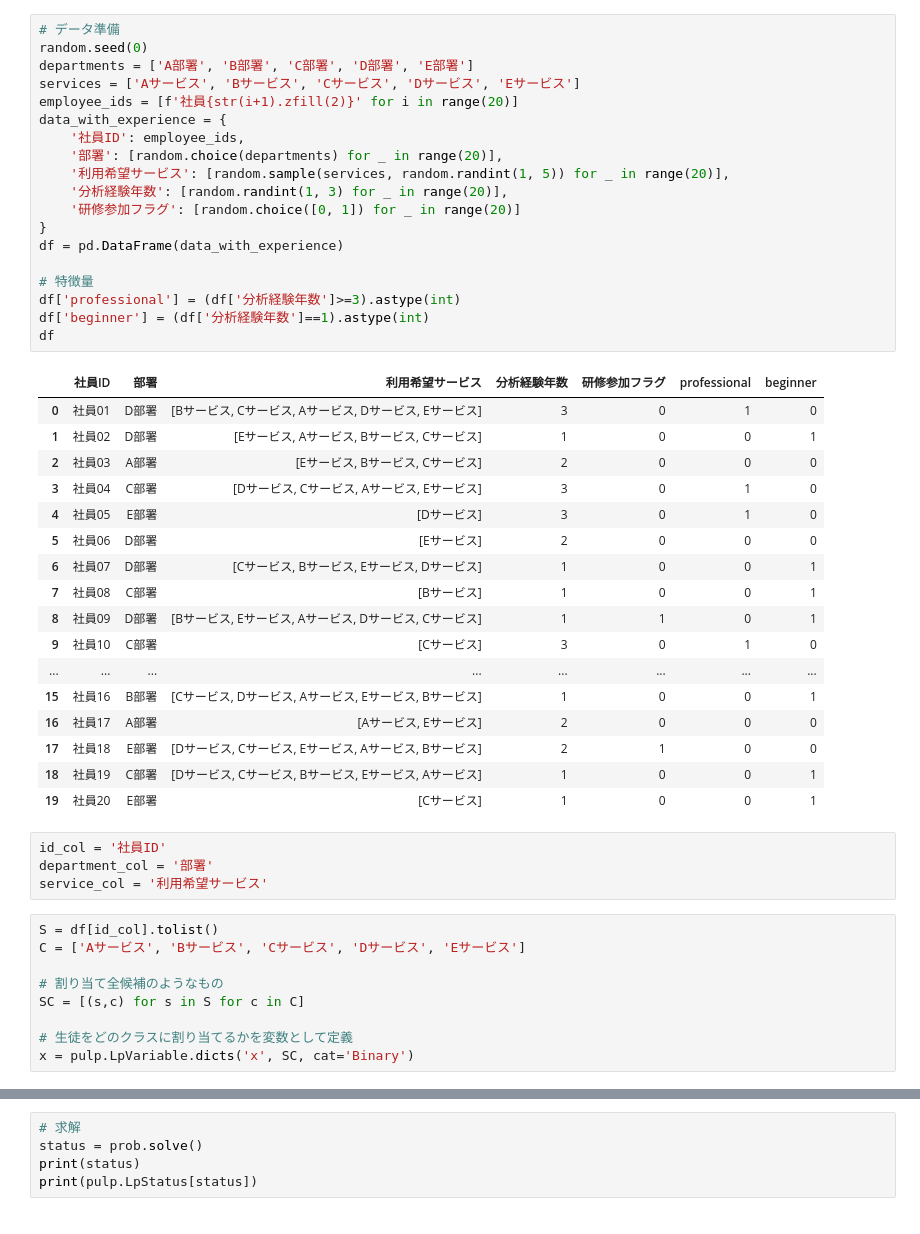
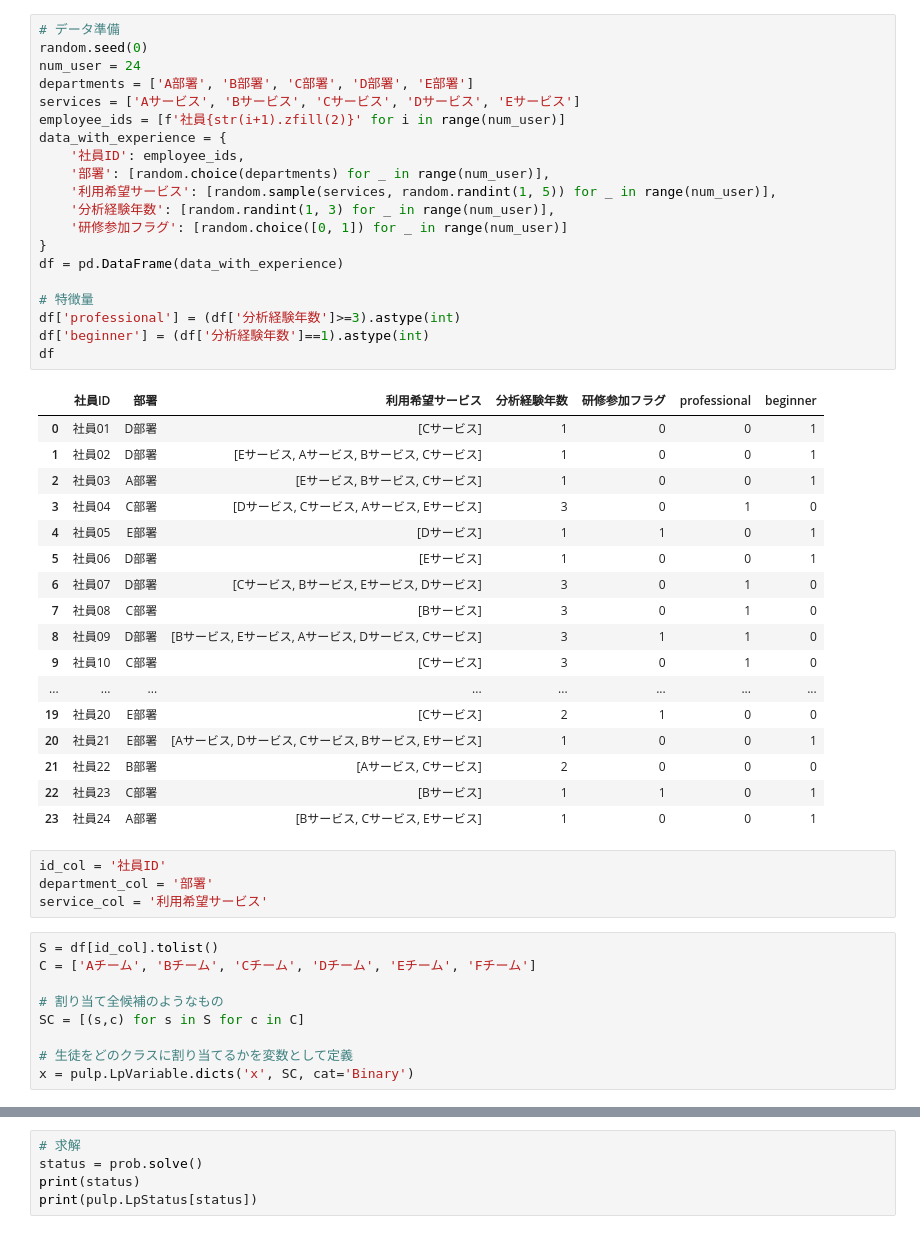
Before and after one commit to kosekitau/Statistics, a Jupyter notebook: notebook/members.ipynb, the cells around one changed output, grey strips where cells are left out. Drawn from its saved outputs; the diff is of its cells as text.

```diff
--- a/notebook/members.ipynb
+++ b/notebook/members.ipynb
@@ -29,47 +12,48 @@ Requirement already satisfied: pulp in /usr/local/lib/python3.10/dist-packages (
 # %%
 # データ準備
 random.seed(0)
+num_user = 24
 departments = ['A部署', 'B部署', 'C部署', 'D部署', 'E部署']
 services = ['Aサービス', 'Bサービス', 'Cサービス', 'Dサービス', 'Eサービス']
-employee_ids = [f'社員{str(i+1).zfill(2)}' for i in range(20)]
+employee_ids = [f'社員{str(i+1).zfill(2)}' for i in range(num_user)]
 data_with_experience = {
     '社員ID': employee_ids,
-    '部署': [random.choice(departments) for _ in range(20)],
-    '利用希望サービス': [random.sample(services, random.randint(1, 5)) for _ in range(20)],
-    '分析経験年数': [random.randint(1, 3) for _ in range(20)],
-    '研修参加フラグ': [random.choice([0, 1]) for _ in range(20)]
+    '部署': [random.choice(departments) for _ in range(num_user)],
+    '利用希望サービス': [random.sample(services, random.randint(1, 5)) for _ in range(num_user)],
+    '分析経験年数': [random.randint(1, 3) for _ in range(num_user)],
+    '研修参加フラグ': [random.choice([0, 1]) for _ in range(num_user)]
 }
 df = pd.DataFrame(data_with_experience)
 
 # 特徴量
 df['professional'] = (df['分析経験年数']>=3).astype(int)
 df['beginner'] = (df['分析経験年数']==1).astype(int)
 df
 # %% [output]
 |  | 社員ID | 部署 | 利用希望サービス | 分析経験年数 | 研修参加フラグ | professional | beginner |
-| 0 | 社員01 | D部署 | [Bサービス, Cサービス, Aサービス, Dサービス, Eサービス] | 3 | 0 | 1 | 0 |
+| 0 | 社員01 | D部署 | [Cサービス] | 1 | 0 | 0 | 1 |
 | 1 | 社員02 | D部署 | [Eサービス, Aサービス, Bサービス, Cサービス] | 1 | 0 | 0 | 1 |
-| 2 | 社員03 | A部署 | [Eサービス, Bサービス, Cサービス] | 2 | 0 | 0 | 0 |
+| 2 | 社員03 | A部署 | [Eサービス, Bサービス, Cサービス] | 1 | 0 | 0 | 1 |
 | 3 | 社員04 | C部署 | [Dサービス, Cサービス, Aサービス, Eサービス] | 3 | 0 | 1 | 0 |
-| 4 | 社員05 | E部署 | [Dサービス] | 3 | 0 | 1 | 0 |
-| 5 | 社員06 | D部署 | [Eサービス] | 2 | 0 | 0 | 0 |
-| 6 | 社員07 | D部署 | [Cサービス, Bサービス, Eサービス, Dサービス] | 1 | 0 | 0 | 1 |
-| 7 | 社員08 | C部署 | [Bサービス] | 1 | 0 | 0 | 1 |
-| 8 | 社員09 | D部署 | [Bサービス, Eサービス, Aサービス, Dサービス, Cサービス] | 1 | 1 | 0 | 1 |
+| 4 | 社員05 | E部署 | [Dサービス] | 1 | 1 | 0 | 1 |
+| 5 | 社員06 | D部署 | [Eサービス] | 1 | 0 | 0 | 1 |
+| 6 | 社員07 | D部署 | [Cサービス, Bサービス, Eサービス, Dサービス] | 3 | 0 | 1 | 0 |
+| 7 | 社員08 | C部署 | [Bサービス] | 3 | 0 | 1 | 0 |
+| 8 | 社員09 | D部署 | [Bサービス, Eサービス, Aサービス, Dサービス, Cサービス] | 3 | 1 | 1 | 0 |
 | 9 | 社員10 | C部署 | [Cサービス] | 3 | 0 | 1 | 0 |
 | ... | ... | ... | ... | ... | ... | ... | ... |
-| 15 | 社員16 | B部署 | [Cサービス, Dサービス, Aサービス, Eサービス, Bサービス] | 1 | 0 | 0 | 1 |
-| 16 | 社員17 | A部署 | [Aサービス, Eサービス] | 2 | 0 | 0 | 0 |
-| 17 | 社員18 | E部署 | [Dサービス, Cサービス, Eサービス, Aサービス, Bサービス] | 2 | 1 | 0 | 0 |
-| 18 | 社員19 | C部署 | [Dサービス, Cサービス, Bサービス, Eサービス, Aサービス] | 1 | 0 | 0 | 1 |
-| 19 | 社員20 | E部署 | [Cサービス] | 1 | 0 | 0 | 1 |
+| 19 | 社員20 | E部署 | [Cサービス] | 2 | 1 | 0 | 0 |
+| 20 | 社員21 | E部署 | [Aサービス, Dサービス, Cサービス, Bサービス, Eサービス] | 1 | 0 | 0 | 1 |
+| 21 | 社員22 | B部署 | [Aサービス, Cサービス] | 2 | 0 | 0 | 0 |
+| 22 | 社員23 | C部署 | [Bサービス] | 1 | 1 | 0 | 1 |
+| 23 | 社員24 | A部署 | [Bサービス, Cサービス, Eサービス] | 1 | 0 | 0 | 1 |
 # %%
 id_col = '社員ID'
 department_col = '部署'
 service_col = '利用希望サービス'
 # %%
 S = df[id_col].tolist()
-C = ['Aサービス', 'Bサービス', 'Cサービス', 'Dサービス', 'Eサービス']
+C = ['Aチーム', 'Bチーム', 'Cチーム', 'Dチーム', 'Eチーム', 'Fチーム']
 
 # 割り当て全候補のようなもの
 SC = [(s,c) for s in S for c in C]
```
Also changed, not shown: parts of 5 cells of this notebook.
